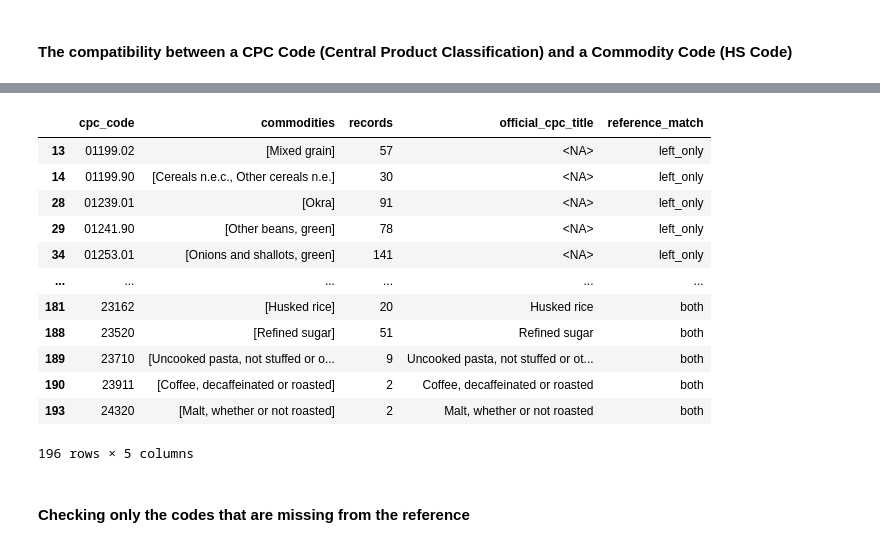
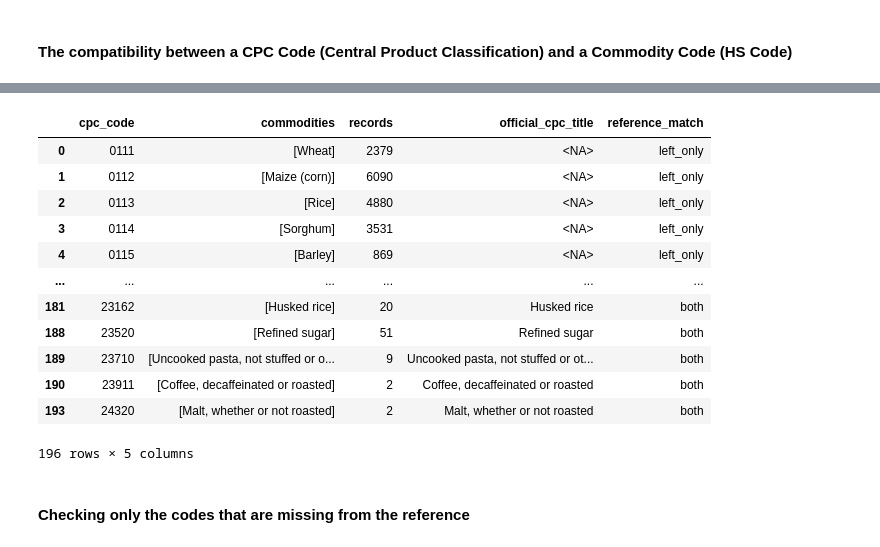
Before and after one commit to malakhassan12/Food-Waste, a Jupyter notebook: notebooks/Step_1_Data_Exploration_And_Column_Profiling_FINAL.ipynb, the cells around one changed output, grey strips where cells are left out. Drawn from its saved outputs; the diff is of its cells as text; code cells hidden in the pictures.

```diff
--- a/notebooks/Step_1_Data_Exploration_And_Column_Profiling_FINAL.ipynb
+++ b/notebooks/Step_1_Data_Exploration_And_Column_Profiling_FINAL.ipynb
@@ -2298,31 +2537,3 @@ print(
 Records outside the preliminary format: 7
 # %% [markdown]
 #### **The compatibility between a CPC Code (Central Product Classification) and a Commodity Code (HS Code)**
-# %%
-# Official CPC 2.1 classification and CPC 2.1 Expanded for Agriculture references
-cpc_reference_url = {
-    "UNSD_CPC21_Official_Excel":
-        "https://unstats.un.org/unsd/classifications/Econ/Download/In%20Text/CPC_Ver_2.1_Exp_Notes_Updated_3Apr2025.xlsx",
-
-    "FAO_Caliper_Classifications_Download":
-        "https://www.fao.org/statistics/caliper/tools/download/en",
-
-    "FAO_FCL_to_CPC21_Expanded_Agriculture_Mapping":
-        "https://stats.fao.org/caliper/download/FCL/FCL_CPC21AG_mappings.csv",
-
-    "UNSD_CPC21_Code_01199_Details":
-        "https://unstats.un.org/unsd/classifications/Econ/Detail/EN/1074/01199"
-}
-
-# Load the official CPC 2.1 Excel workbook
-cpc_workbook = pd.read_excel(
-    cpc_reference_url["UNSD_CPC21_Official_Excel"],
-    sheet_name=None,
-    dtype=str
-)
-
-print("Available sheets:")
-for sheet_name, sheet_df in cpc_workbook.items():
-    print(f"\nSheet: {sheet_name}")
-    print("Columns:", sheet_df.columns.tolist())
-    display(sheet_df.head(3))
@@ -2429,41 +3267,44 @@ used_codes = (
     .reset_index()
 )
 
 # Match dataset codes to the official CPC 2.1 reference
 official_lookup = (
-    cpc_reference[
-        ["_cpc_code_clean", "_cpc_title_clean"]
-    ]
+    cpc_reference
+    .loc[:, ["_official_code", "_official_title"]]
+    .rename(columns={
+        "_official_code": "_cpc_code_clean",
+        "_official_title": "_cpc_title_clean"
+    })
     .drop_duplicates(subset=["_cpc_code_clean"])
 )
 
 cpc_code_review = used_codes.merge(
     official_lookup,
     on="_cpc_code_clean",
     how="left",
     indicator=True
 )
 
 cpc_code_review = cpc_code_review.rename(
     columns={
         "_cpc_code_clean": "cpc_code",
         "_cpc_title_clean": "official_cpc_title",
         "_merge": "reference_match"
     }
 )
 
 display(
     cpc_code_review.sort_values(
         ["reference_match", "cpc_code"]
     )
 )
 # %% [output]
 |  | cpc_code | commodities | records | official_cpc_title | reference_match |
-| 13 | 01199.02 | [Mixed grain] | 57 | <NA> | left_only |
-| 14 | 01199.90 | [Cereals n.e.c., Other cereals n.e.] | 30 | <NA> | left_only |
-| 28 | 01239.01 | [Okra] | 91 | <NA> | left_only |
-| 29 | 01241.90 | [Other beans, green] | 78 | <NA> | left_only |
-| 34 | 01253.01 | [Onions and shallots, green] | 141 | <NA> | left_only |
+| 0 | 0111 | [Wheat] | 2379 | <NA> | left_only |
+| 1 | 0112 | [Maize (corn)] | 6090 | <NA> | left_only |
+| 2 | 0113 | [Rice] | 4880 | <NA> | left_only |
+| 3 | 0114 | [Sorghum] | 3531 | <NA> | left_only |
+| 4 | 0115 | [Barley] | 869 | <NA> | left_only |
 | ... | ... | ... | ... | ... | ... |
 | 181 | 23162 | [Husked rice] | 20 | Husked rice | both |
 | 188 | 23520 | [Refined sugar] | 51 | Refined sugar | both |
```
Also changed, not shown: parts of 53 cells of this notebook, 40 other files.
